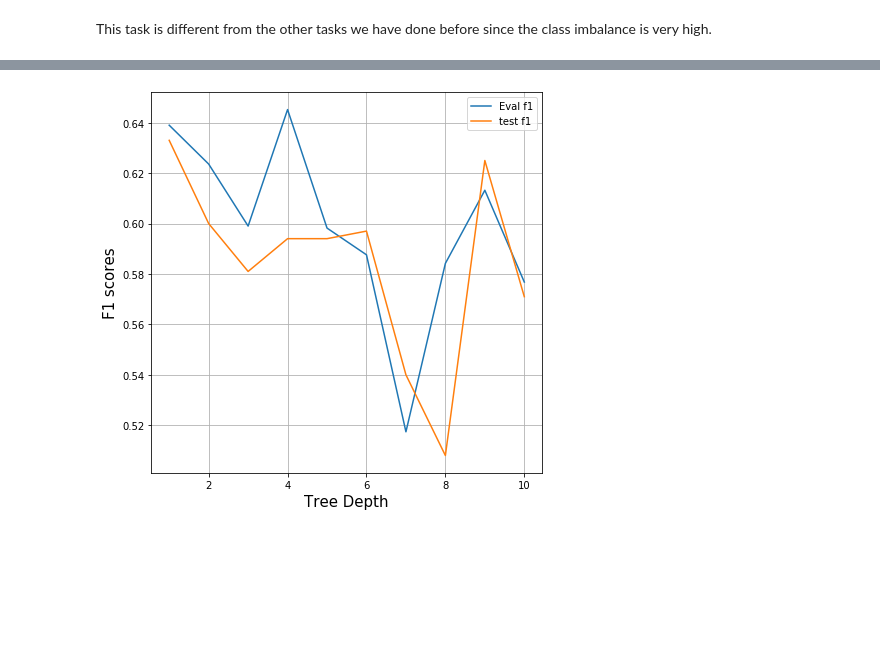
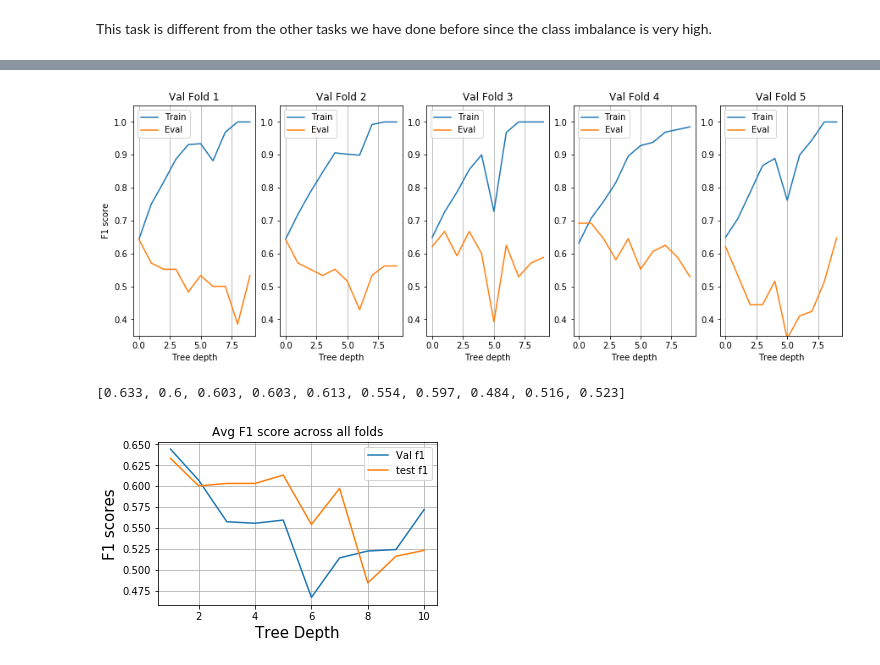
Before and after one commit to adithya8/CSE512-ML-SBU, a Jupyter notebook: hw5/Solutions/cross_validation_release.ipynb, the cells around one changed output, grey strips where cells are left out. Drawn from its saved outputs; the diff is of its cells as text; code cells hidden in the pictures; blank space fills up the shorter version.

```diff
--- a/hw5/Solutions/cross_validation_release.ipynb
+++ b/hw5/Solutions/cross_validation_release.ipynb
@@ -152,3 +158,39 @@ plt.show()
+# %%
+depth = 10
+fold_depth_train_f1, fold_depth_eval_f1 = [], []
+for eval, train in folds:
+    depth_train_f1, depth_eval_f1 = [], []
+    for d in range(1,depth+1):
+
+        X_fold_train, y_fold_train = ss.coo_matrix(Xtrain).tocsr()[train], ytrain[train]
+        X_fold_eval, y_fold_eval = ss.coo_matrix(Xtrain).tocsr()[eval], ytrain[eval]
+
+        clf = tree.DecisionTreeClassifier(criterion='entropy',splitter='best',max_depth=d,\
+                                            class_weight='balanced')
+        clf = clf.fit(X_fold_train, y_fold_train)
+        depth_train_f1.append(get_f1(y_fold_train, clf.predict(X_fold_train)))
+        depth_eval_f1.append(get_f1(y_fold_eval, clf.predict(X_fold_eval)))
+
+    fold_depth_train_f1.append(depth_train_f1)
+    fold_depth_eval_f1.append(depth_eval_f1)
+# %%
+fig, axs = plt.subplots(1, 5, figsize=(15, 5))
+
+for fold in range(len(folds)):
+    axs[fold].plot(range(len(fold_depth_train_f1[fold])), fold_depth_train_f1[fold], label="Train")
+    axs[fold].plot(range(len(fold_depth_eval_f1[fold])), fold_depth_eval_f1[fold], label="Eval")
+    axs[fold].grid(axis="x")
+    axs[fold].set_xlabel("Tree depth")
+    axs[fold].set_title(f"Val Fold {fold+1}")
+    axs[fold].legend()
+    axs[fold].legend()
+    axs[fold].set_ylim(0.35, 1.05)
+
+
+axs[0].set_ylabel("F1 score")
+plt.show()
+# %% [output]
+[figure, added]
 # %%
 eval_f1 = []
 for depth in range(1, 11):
@@ -164,14 +206,21 @@ for depth in range(1, 11):
         #fold_train_f1.append(get_f1(y_fold_train, clf.predict(X_fold_train)))
         temp_fold_eval_f1.append(get_f1(y_fold_eval, clf.predict(X_fold_eval)))
     eval_f1.append(np.mean(temp_fold_eval_f1))
+# %%
+test_f1
+# %% [output]
+[0.633, 0.6, 0.603, 0.603, 0.613, 0.554, 0.597, 0.484, 0.516, 0.523]
 # %%
-plt.figure(figsize=(7,7))
-plt.plot(range(1, 11), eval_f1, label="Eval f1")
+plt.figure(figsize=(5,3))
+#plt.plot(range(1, 11), eval_f1, label="Val f1")
+#plt.plot(range(1, 11), test_f1, label="test f1")
+plt.plot(range(1, 11), np.mean(fold_depth_eval_f1, axis=0), label="Val f1")
 plt.plot(range(1, 11), test_f1, label="test f1")
+plt.title("Avg F1 score across all folds", fontsize=12)
 plt.ylabel("F1 scores", fontsize=15)
 plt.xlabel("Tree Depth", fontsize=15)
 plt.grid(True)
 plt.legend()
 plt.show()
 # %% [output]
-[figure, old version]
+[figure, new version]
```
Also changed, not shown: parts of 4 cells of this notebook, 9 other files.
